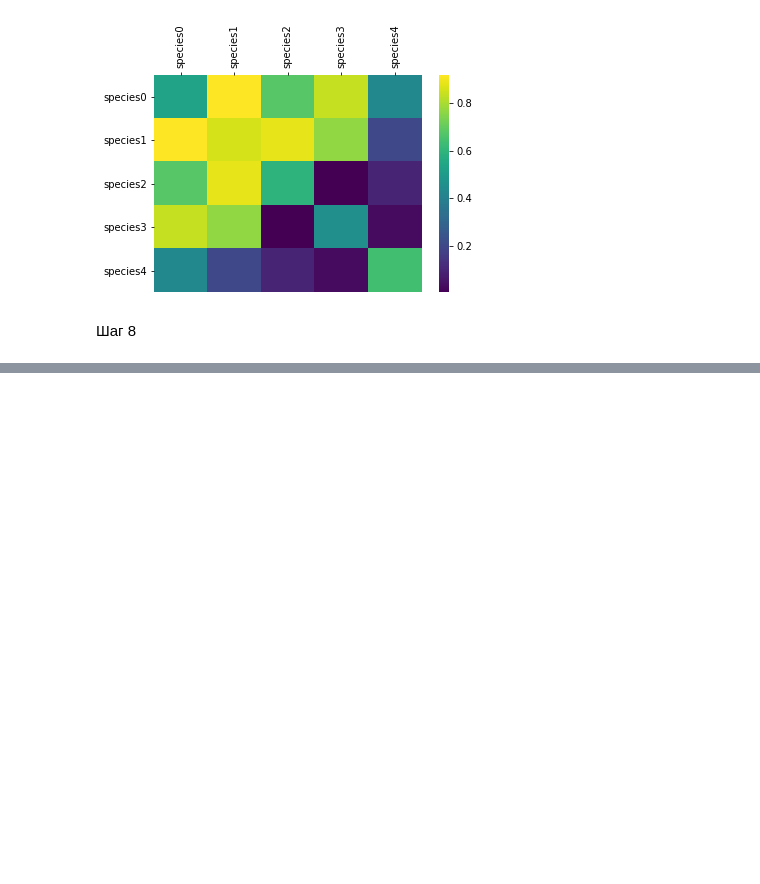
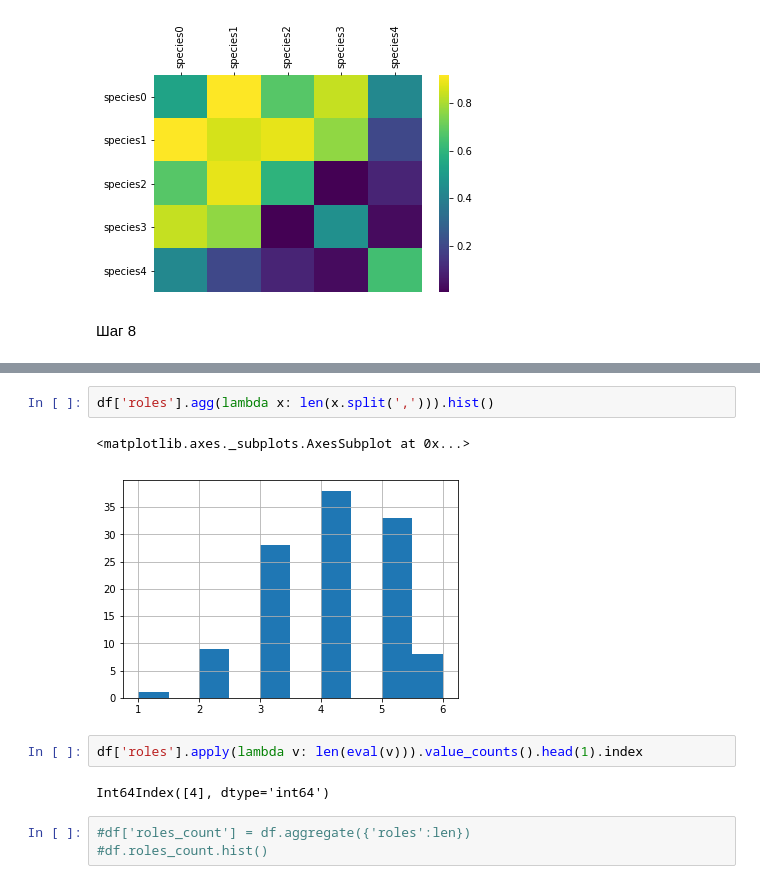
Before and after one commit to ktrushnikov/stepic_bioinformatics, a Jupyter notebook: 1.7.ipynb, the cells around one changed output, grey strips where cells are left out. Drawn from its saved outputs; the diff is of its cells as text; blank space fills up the shorter version.

```diff
--- a/1.7.ipynb
+++ b/1.7.ipynb
@@ -133,0 +146,12 @@ t
+# %%
+df['roles'].agg(lambda x: len(x.split(','))).hist()
+# %% [output]
+<matplotlib.axes._subplots.AxesSubplot at 0x...>
+[figure, added]
+# %%
+df['roles'].apply(lambda v: len(eval(v))).value_counts().head(1).index
+# %% [output]
+Int64Index([4], dtype='int64')
+# %%
+#df['roles_count'] = df.aggregate({'roles':len})
+#df.roles_count.hist()
```
Also changed, not shown: parts of 27 cells of this notebook, 1 other file.
